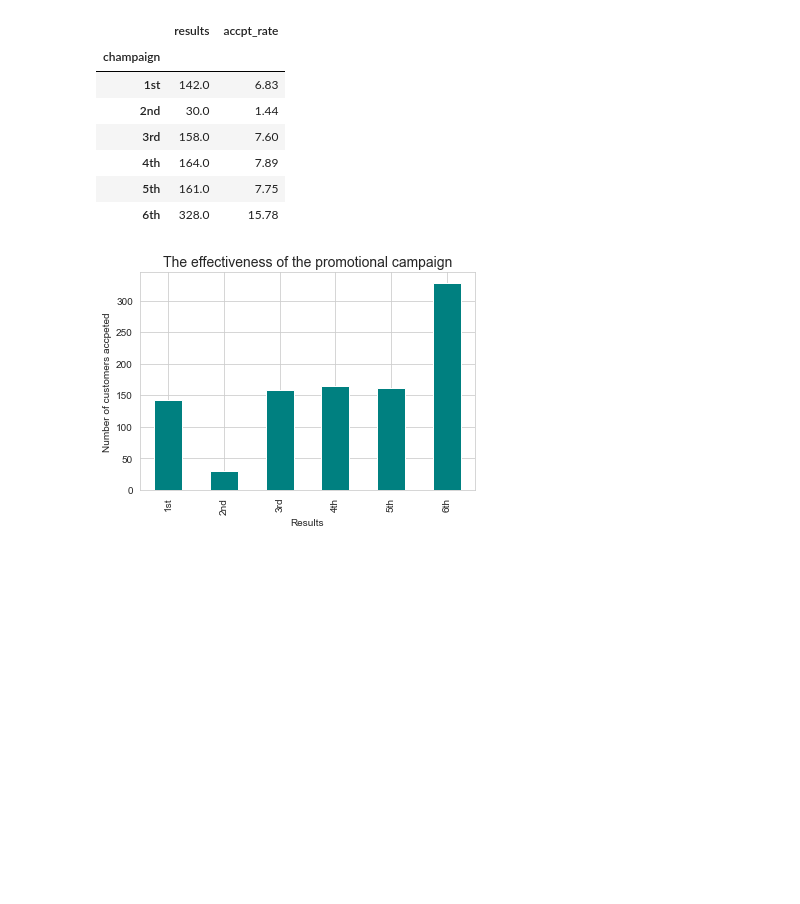
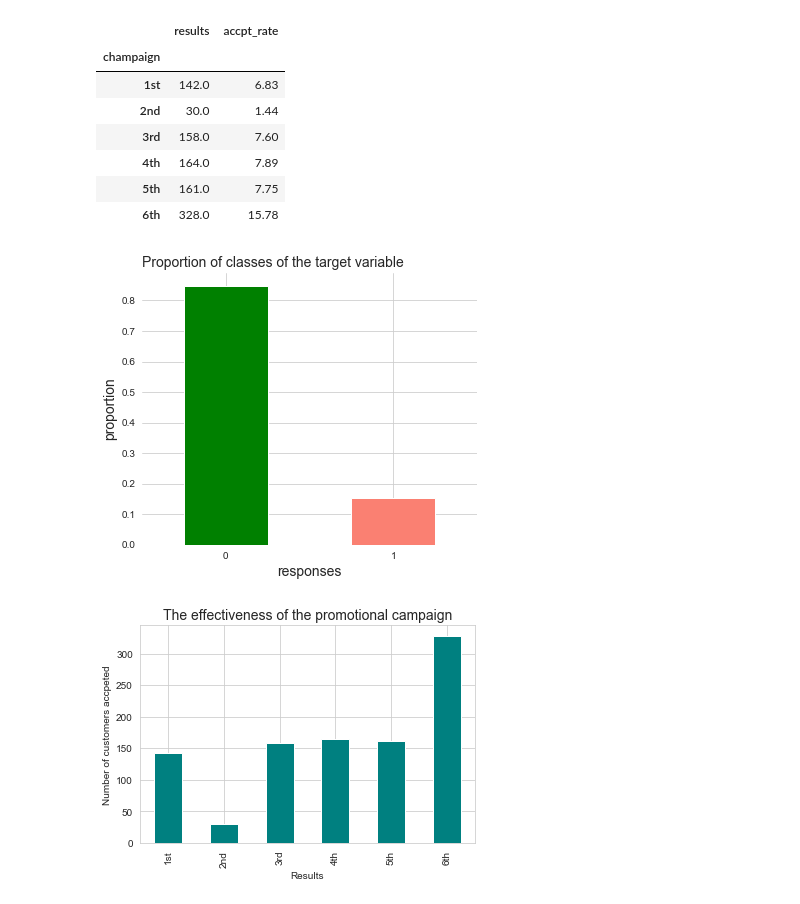
Before and after one commit to livia360/Capstone_project, a Jupyter notebook: 02_Exploratory_Data_Analysis.ipynb, the cells around one changed output. Cells and saved outputs as stored; diff of their text form; code cells hidden in the pictures; blank space fills up the shorter version.

```diff
--- a/02_Exploratory_Data_Analysis.ipynb
+++ b/02_Exploratory_Data_Analysis.ipynb
@@ -313,6 +324,34 @@ df_cmp
 | 4th | 164.0 | 7.89 |
 | 5th | 161.0 | 7.75 |
 | 6th | 328.0 | 15.78 |
+# %%
+# create a figure
+fig = plt.figure(figsize=(6, 5))
+ax = fig.add_subplot(111)
+
+# proportion of observation of each class
+response = df['AcceptedCmp6'].value_counts(normalize=True)
+
+# create a bar plot showing the percentage of churn
+response.plot(kind='bar',
+                   ax=ax,
+                   color=['green','salmon'])
+
+# set title and labels
+ax.set_title('Proportion of classes of the target variable',
+             fontsize=14, loc='left')
+ax.set_xlabel('responses',
+              fontsize=14)
+ax.set_ylabel('proportion',
+              fontsize=14)
+ax.tick_params(rotation='auto')
+
+# eliminate the frame from the plot
+spine_names = ('top', 'right', 'bottom', 'left')
+for spine_name in spine_names:
+    ax.spines[spine_name].set_visible(False)
+# %% [output]
+[figure, added]
 # %%
 df_cmp['results'].plot(kind='bar', color='teal')
 plt.xlabel('Results')
```
Also changed, not shown: parts of 13 cells of this notebook.
